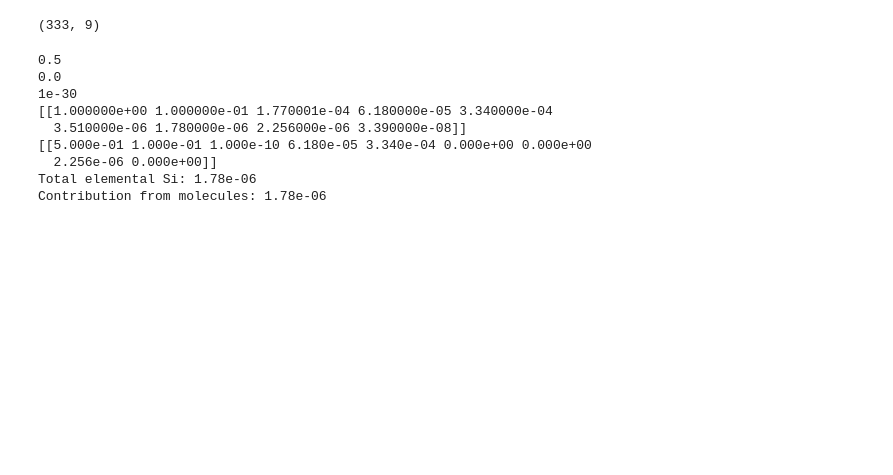
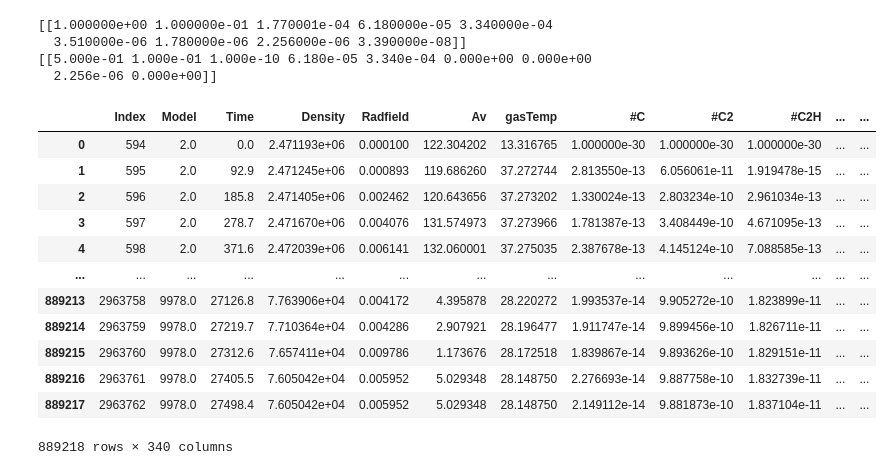
Before and after one commit to Cortega13/AstroChemNet, a Jupyter notebook: research/gow_conservation.ipynb, the cells around one changed output. Saved outputs shown, nothing was run; the diff lists cells and outputs as text; code cells hidden in the pictures; blank space fills up the shorter version.

```diff
--- a/research/gow_conservation.ipynb
+++ b/research/gow_conservation.ipynb
@@ -8,7 +8,3 @@ import numpy as np
-# %%
-print(GeneralConfig.stoichiometric_matrix.shape)
-# %% [output]
-(333, 9)
 # %%
 elemental_abundances = (
     GeneralConfig.initial_abundances @ GeneralConfig.stoichiometric_matrix
@@ -18,13 +14,11 @@ elements = ["H", "HE", "C", "N", "O", "S", "SI", "MG", "CL"]
 
 
 def build_molecular_matrix():
-    elements = ["H", "HE", "C", "N", "O", "S", "SI", "MG", "CL"]
     S = GeneralConfig.stoichiometric_matrix
     M = S.copy()
     for j, sp in enumerate(GeneralConfig.species):
-        sp_clean = sp.replace("BULK_", "").replace("SURF_", "")
-        if sp_clean in elements:
-            e_idx = elements.index(sp_clean)
+        if sp in elements:
+            e_idx = elements.index(sp)
             M[j, e_idx] = 0
     return M
 
@@ -35,24 +29,28 @@ def reconstruct_atoms(n_elem, x, M):
 
 M = build_molecular_matrix()
 j = GeneralConfig.initial_abundances.copy()
-print(j[0][GeneralConfig.species.index("H")])
-j[0][GeneralConfig.species.index("H")] = 0
-print(j[0][GeneralConfig.species.index("H")])
-print(j[0][GeneralConfig.species.index("SI")])
 
 print(elemental_abundances)
-
 print(reconstruct_atoms(elemental_abundances, j, M))
-
-print("Total elemental Si:", elemental_abundances[0][elements.index("SI")])
-print("Contribution from molecules:", (j @ M)[0][elements.index("SI")])
 # %% [output]
-0.5
-0.0
-1e-30
 [[1.000000e+00 1.000000e-01 1.770001e-04 6.180000e-05 3.340000e-04
   3.510000e-06 1.780000e-06 2.256000e-06 3.390000e-08]]
 [[5.000e-01 1.000e-01 1.000e-10 6.180e-05 3.340e-04 0.000e+00 0.000e+00
   2.256e-06 0.000e+00]]
-Total elemental Si: 1.78e-06
-Contribution from molecules: 1.78e-06
+# %%
+df = pd.read_hdf("../data/grav_collapse_clean.h5", key="val")
+df
+# %% [output]
+|  | Index | Model | Time | Density | Radfield | Av | gasTemp | #C | #C2 | #C2H | ... | ... |
+| 0 | 594 | 2.0 | 0.0 | 2.471193e+06 | 0.000100 | 122.304202 | 13.316765 | 1.000000e-30 | 1.000000e-30 | 1.000000e-30 | ... | ... |
+| 1 | 595 | 2.0 | 92.9 | 2.471245e+06 | 0.000893 | 119.686260 | 37.272744 | 2.813550e-13 | 6.056061e-11 | 1.919478e-15 | ... | ... |
+| 2 | 596 | 2.0 | 185.8 | 2.471405e+06 | 0.002462 | 120.643656 | 37.273202 | 1.330024e-13 | 2.803234e-10 | 2.961034e-13 | ... | ... |
+| 3 | 597 | 2.0 | 278.7 | 2.471670e+06 | 0.004076 | 131.574973 | 37.273966 | 1.781387e-13 | 3.408449e-10 | 4.671095e-13 | ... | ... |
+| 4 | 598 | 2.0 | 371.6 | 2.472039e+06 | 0.006141 | 132.060001 | 37.275035 | 2.387678e-13 | 4.145124e-10 | 7.088585e-13 | ... | ... |
+| ... | ... | ... | ... | ... | ... | ... | ... | ... | ... | ... | ... | ... |
+| 889213 | 2963758 | 9978.0 | 27126.8 | 7.763906e+04 | 0.004172 | 4.395878 | 28.220272 | 1.993537e-14 | 9.905272e-10 | 1.823899e-11 | ... | ... |
+| 889214 | 2963759 | 9978.0 | 27219.7 | 7.710364e+04 | 0.004286 | 2.907921 | 28.196477 | 1.911747e-14 | 9.899456e-10 | 1.826711e-11 | ... | ... |
+| 889215 | 2963760 | 9978.0 | 27312.6 | 7.657411e+04 | 0.009786 | 1.173676 | 28.172518 | 1.839867e-14 | 9.893626e-10 | 1.829151e-11 | ... | ... |
+| 889216 | 2963761 | 9978.0 | 27405.5 | 7.605042e+04 | 0.005952 | 5.029348 | 28.148750 | 2.276693e-14 | 9.887758e-10 | 1.832739e-11 | ... | ... |
+| 889217 | 2963762 | 9978.0 | 27498.4 | 7.605042e+04 | 0.005952 | 5.029348 | 28.148750 | 2.149112e-14 | 9.881873e-10 | 1.837104e-11 | ... | ... |
+889218 rows × 340 columns
```
Also changed, not shown: parts of 3 cells of this notebook, 27 other files.
